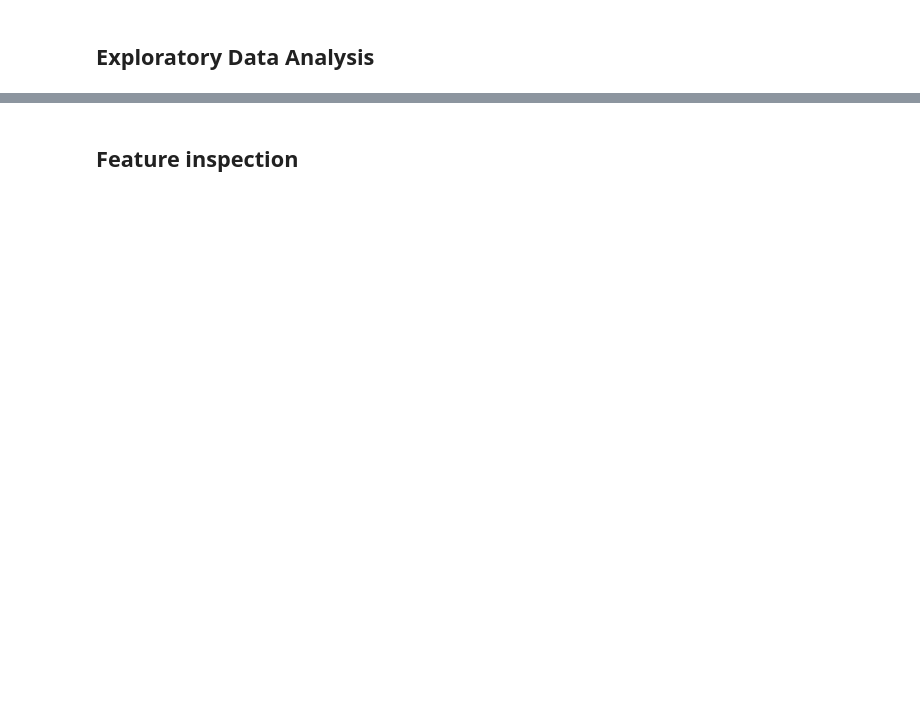
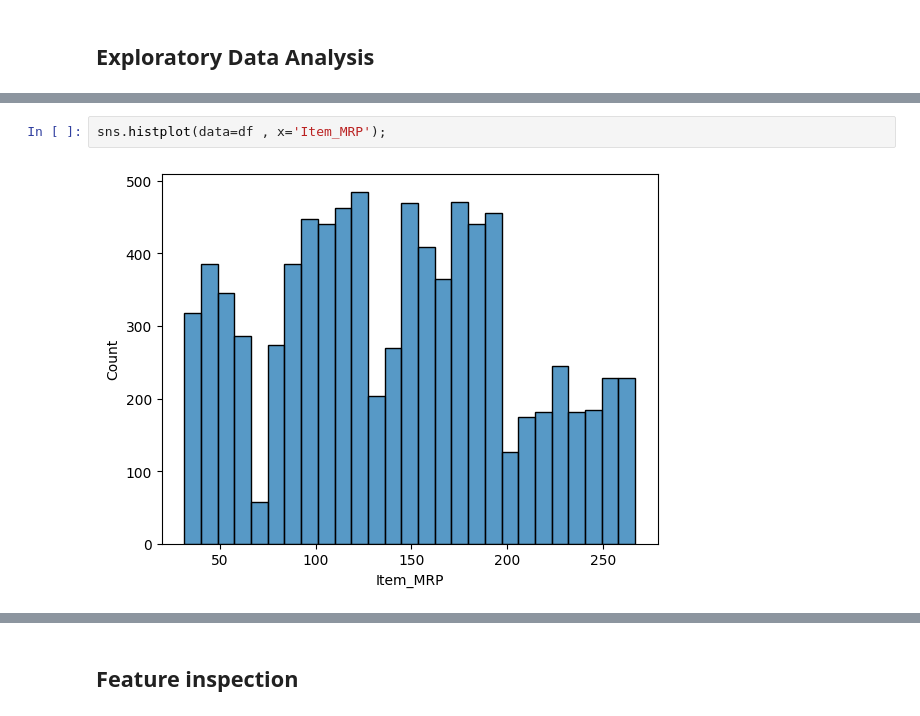
Before and after one commit to lena-33/Prediction_of_Product_Sales, a Jupyter notebook: Prediction_of_Product_Sales.ipynb, the cells around one changed output, grey strips where cells are left out. Cells and saved outputs as stored; diff of their text form; blank space fills up the shorter version.

```diff
--- a/Prediction_of_Product_Sales.ipynb
+++ b/Prediction_of_Product_Sales.ipynb
@@ -214,0 +241,4 @@ df.describe().round(2)
+# %%
+sns.histplot(data=df , x='Item_MRP');
+# %% [output]
+[figure, added]
```
Also changed, not shown: parts of 22 cells of this notebook.
